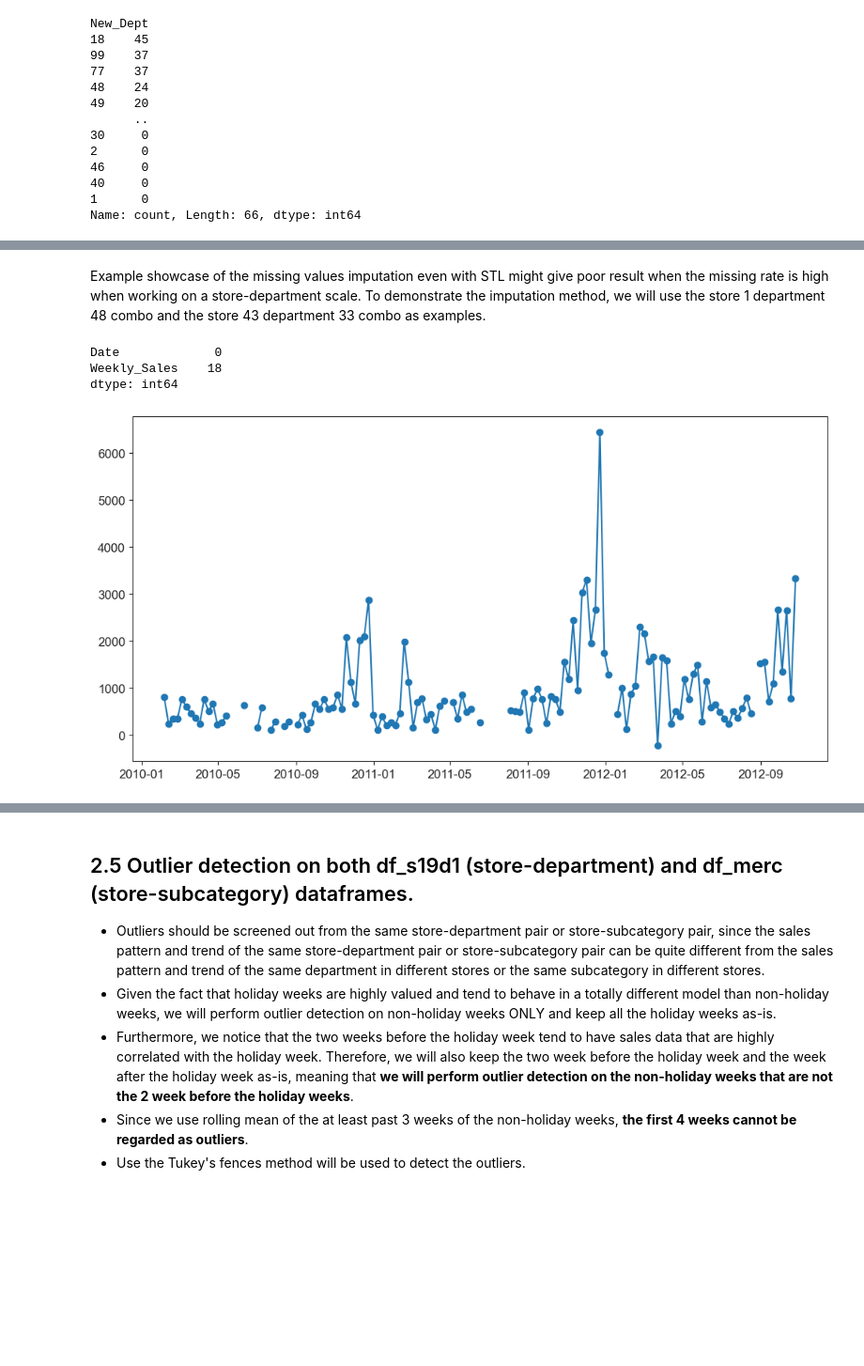
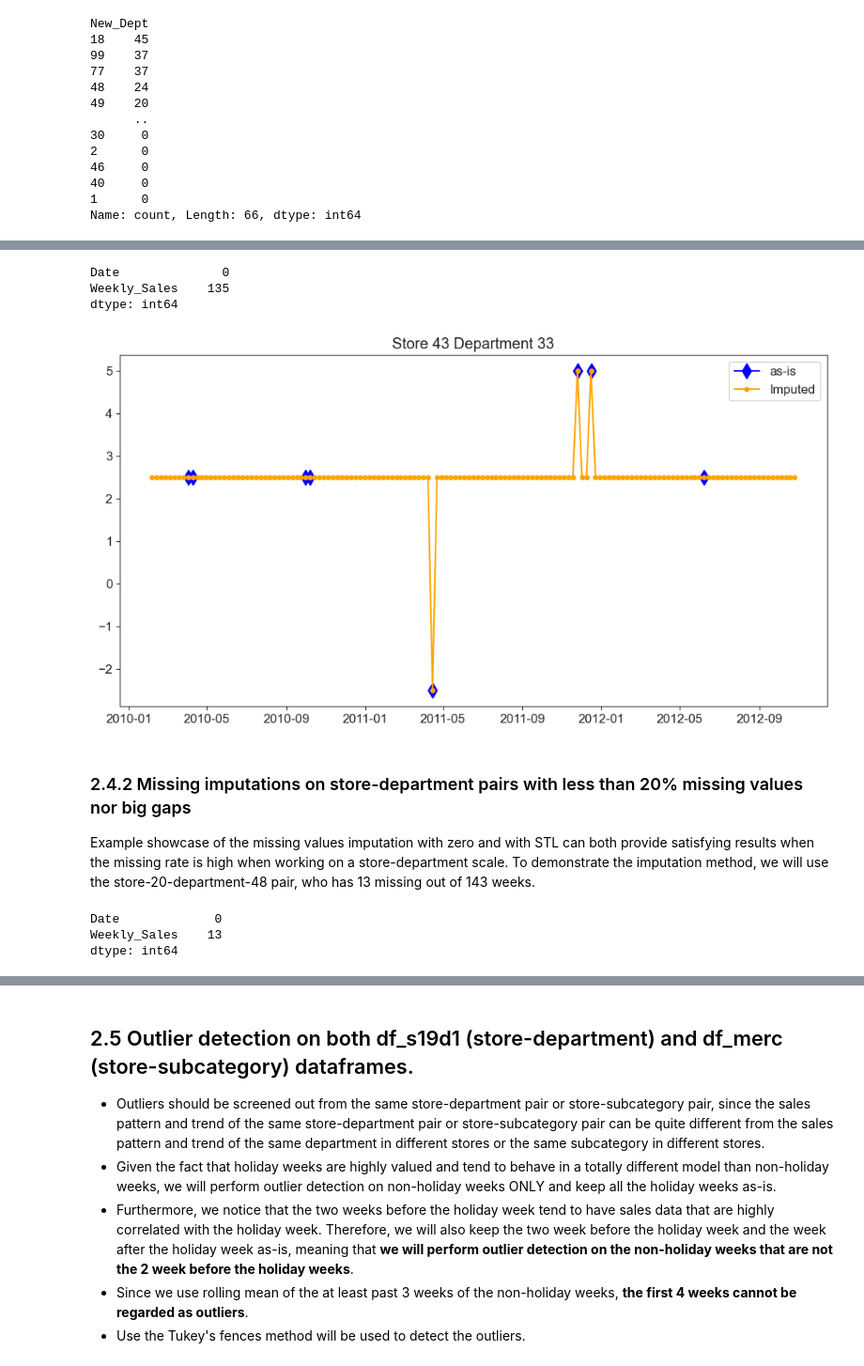
Before and after one commit to Dr-Spicy/WalmartForecast, a Jupyter notebook: Notebook.ipynb, the cells around one changed output, grey strips where cells are left out. Shown at 94% size. Saved outputs shown, nothing was run; the diff lists cells and outputs as text; code cells hidden in the pictures; blank space fills up the shorter version.

```diff
--- a/Notebook.ipynb
+++ b/Notebook.ipynb
@@ -629,17 +653,37 @@ Name: count, Length: 66, dtype: int64
+# %%
+temp = df.loc[(df.Store==43)&(df.New_Dept==33), ['Date','Weekly_Sales']]
+temp.isna().sum()
+# %% [output]
+Date              0
+Weekly_Sales    135
+dtype: int64
+# %%
+temp_copy = temp.copy()
+# fill missing values in the time series
+imputed_indices = temp[temp['Weekly_Sales'].isna()].index
+df_median = df.groupby(["Store","New_Dept"],observed=False)["Weekly_Sales"].median().reset_index()
+df_median.columns = ["Store","New_Dept","Weekly_Sales_to_fill"]
+a = df.merge(df_median, on=["Store","New_Dept"])
+a.loc[df.Weekly_Sales.isna(),"Weekly_Sales"] = a.loc[df.Weekly_Sales.isna(),"Weekly_Sales_to_fill"]
+temp_imp = a.loc[(df.Store==43)&(df.New_Dept==33), ['Date','Weekly_Sales']]
+# plot the original and imputed time series
+plt.plot(temp['Date'], temp_copy['Weekly_Sales'], marker='d', label='as-is', color='blue', markersize=10)
+plt.plot(temp_imp['Date'], temp_imp['Weekly_Sales'], marker='o', label='Imputed', color='orange', markersize=4)
+plt.legend()
+plt.title('Store 43 Department 33 bad imputation')
+plt.show()
+# %% [output]
+[figure, added]
 # %% [markdown]
-Example showcase of the missing values imputation even with STL might give poor result when the missing rate is high when working on a store-department scale. To demonstrate the imputation method, we will use the store 1 department 48 combo and the store 43 department 33 combo as examples.
+### 2.4.2 Missing imputations on store-department pairs with less than 20% missing values nor big gaps
+
+Example showcase of the missing values imputation with zero and with STL can both provide satisfying results when the missing rate is high when working on a store-department scale. To demonstrate the imputation method, we will use the store-20-department-48 pair, who has 13 missing out of 143 weeks.
 # %%
-temp = df.loc[(df.Store==1)&(df.New_Dept==48), ['Date','Weekly_Sales']]
+temp = df.loc[(df.Store==20)&(df.New_Dept==48), ['Date','Weekly_Sales']]
+temp_copy = temp.copy()
 temp.isna().sum()
 # %% [output]
 Date             0
-Weekly_Sales    18
+Weekly_Sales    13
 dtype: int64
-# %%
-temp_copy = temp.copy()
-#sns.lineplot(x='Date', y='Weekly_Sales', data=temp, marker='o')
-plt.plot(temp['Date'], temp['Weekly_Sales'], marker='o')
-plt.show()
-# %% [output]
-[figure, removed]
 # %%
```
Also changed, not shown: parts of 27 cells of this notebook.
